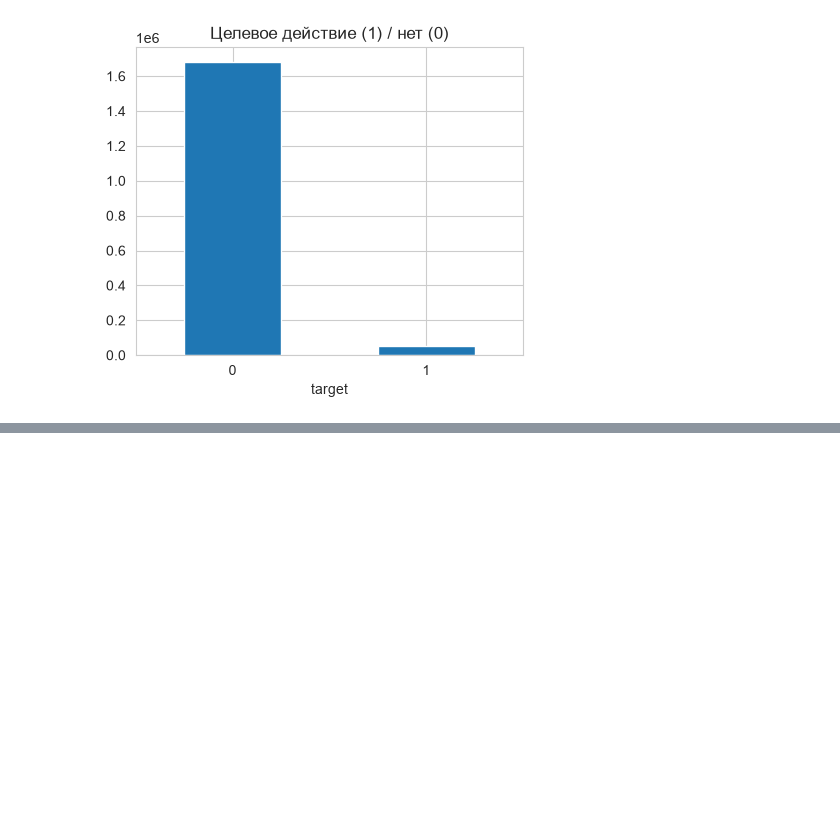
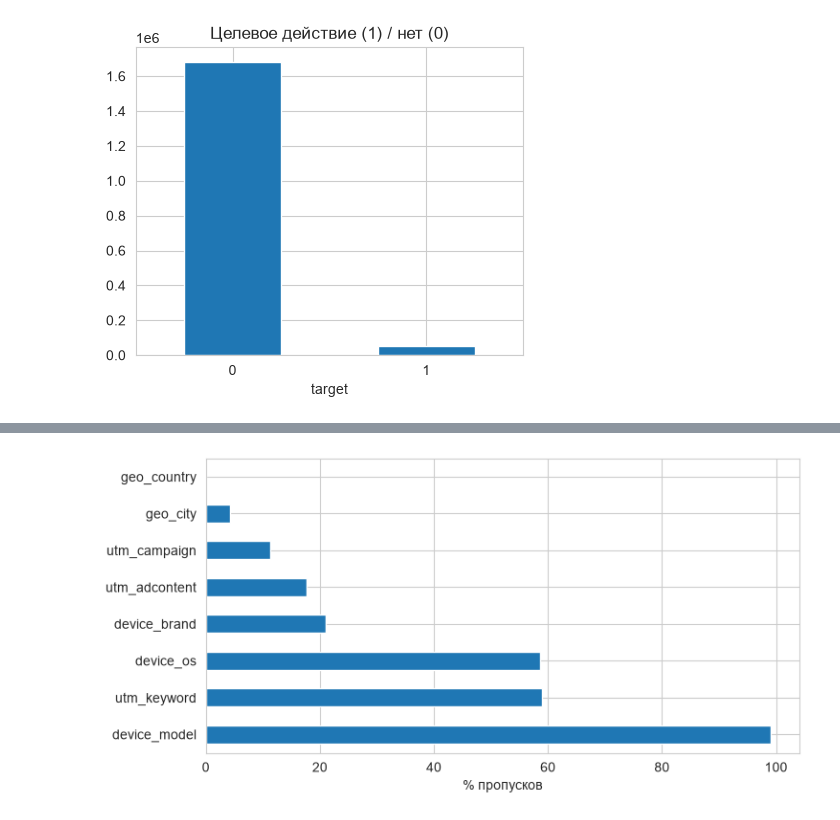
Before and after one commit to Alikonchik-Kaedahara/sber_auto_subscription, a Jupyter notebook: 01_EDA.ipynb, the cells around one changed output, grey strips where cells are left out. Saved outputs shown, nothing was run; the diff lists cells and outputs as text; code cells hidden in the pictures; blank space fills up the shorter version.

Commit message:
cleaning: missing values, device_os, screen size

```diff
--- a/01_EDA.ipynb
+++ b/01_EDA.ipynb
@@ -194,0 +203,8 @@ plt.show()
+# %%
+# '(not set)' это тоже пропуск, просто записанный строкой
+obj_cols = df.select_dtypes(include='object').columns.tolist() + df.select_dtypes(include='string').columns.tolist()
+for col in obj_cols:
+    df[col] = df[col].replace('(not set)', np.nan)
+
+missing = (df.isna().mean() * 100).round(1).sort_values(ascending=False)
+missing[missing > 0]
@@ -194,0 +221,7 @@ plt.show()
+# %%
+plt.figure(figsize=(8, 4))
+missing[missing > 0].plot(kind='barh')
+plt.xlabel('% пропусков')
+plt.show()
+# %% [output]
+[figure, added]
```
Also changed, not shown: parts of 8 cells of this notebook.
